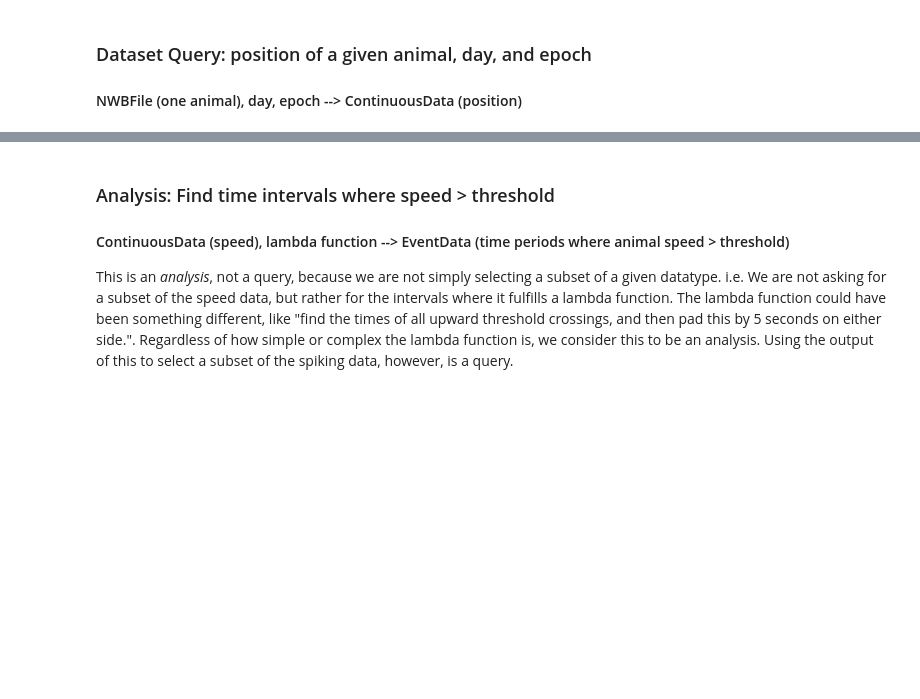
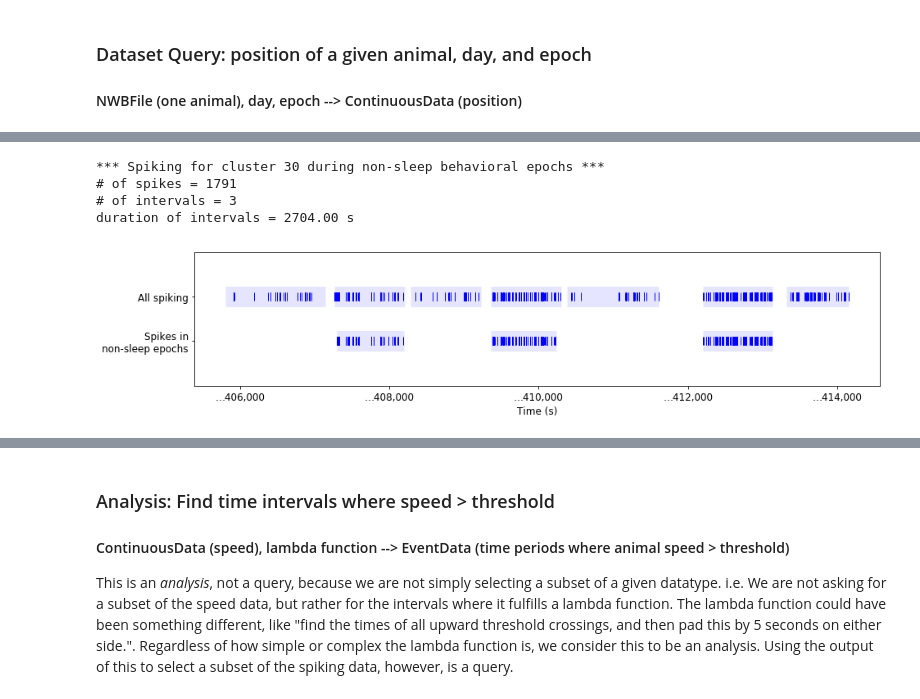
Before and after one commit to LorenFrankLab/franklab-nwb, a Jupyter notebook: place_field_with_queries.ipynb, the cells around one changed output, grey strips where cells are left out. Cells and saved outputs as stored; diff of their text form; code cells hidden in the pictures; blank space fills up the shorter version.

Commit message:
FrankLab: Utilize NWB epochs in place-field query.
Add a time query for all non-sleep behavioral epochs (i.e. FrankLab run epochs).
Show this on the spike time query plot.

```diff
--- a/place_field_with_queries.ipynb
+++ b/place_field_with_queries.ipynb
@@ -99,0 +128,36 @@ print('duration of intervals = %0.2f s' % np.sum(position.valid_intervals.durati
+# %%
+# Get start/stop times for all non-sleep behavioral epochs (called 'run' epochs in FrankLab data)
+epoch_types = np.array(nwbf.epochs['epoch_type'][:])
+behav_epoch_indices = np.where(epoch_types=='run')[0]
+
+# Build a TimeIntervals query with start/stop times of non-sleep behavioral epochs
+behav_intervals = []
+for i in behav_epoch_indices:
+    epoch_start = nwbf.epochs['start_time'][i]
+    epoch_stop = nwbf.epochs['stop_time'][i]
+    behav_intervals.append([epoch_start, epoch_stop])
+behav_intervals = TimeIntervals(np.array(behav_intervals)) # convert to TimeIntervals for query
+
+# time_query on spiking during non-sleep behavioral epochs
+spiking_behav = spiking_all.time_query(behav_intervals)
+
+print('*** Spiking for cluster %s during non-sleep behavioral epochs ***' % d['cluster_id'])
+print('# of spikes = %d' % spiking_behav.point_times.shape[0])
+print('# of intervals = %d' % len(spiking_behav.valid_intervals))
+print('duration of intervals = %0.2f s' % np.sum(spiking_behav.valid_intervals.durations()))
+
+# Plot spiking
+spikeplots = [(spiking_all, 'All spiking'),
+              (spiking, 'Spikes in\nnon-sleep epochs')]
+
+fig1 = plt.figure(1, figsize=(15,3))
+ax1 = fig1.add_subplot(1,1,1)
+plot_PointData_multiple(spikeplots, axis=ax1)
+
+pass # suppress output
+# %% [output]
+*** Spiking for cluster 30 during non-sleep behavioral epochs ***
+# of spikes = 1791
+# of intervals = 3
+duration of intervals = 2704.00 s
+[figure, added]
```
Also changed, not shown: parts of 9 cells of this notebook, 1 other file.
